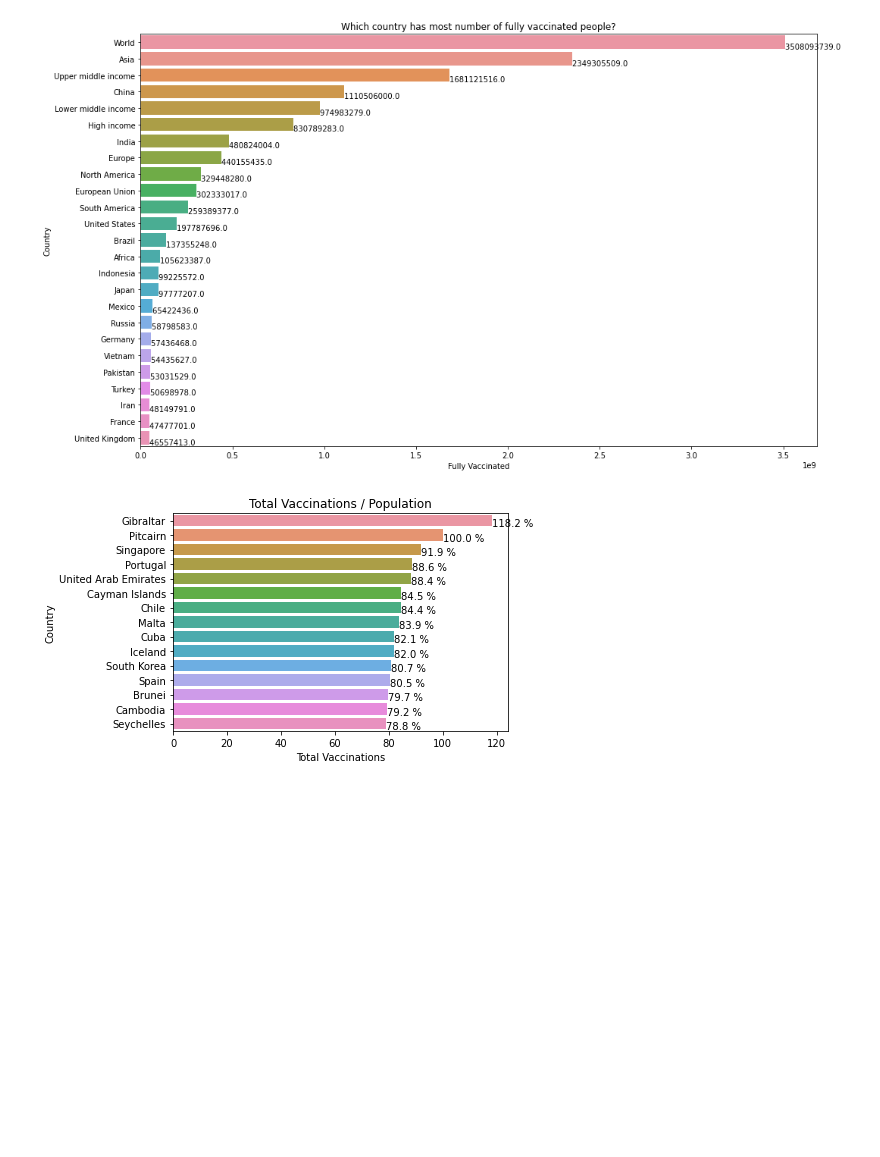
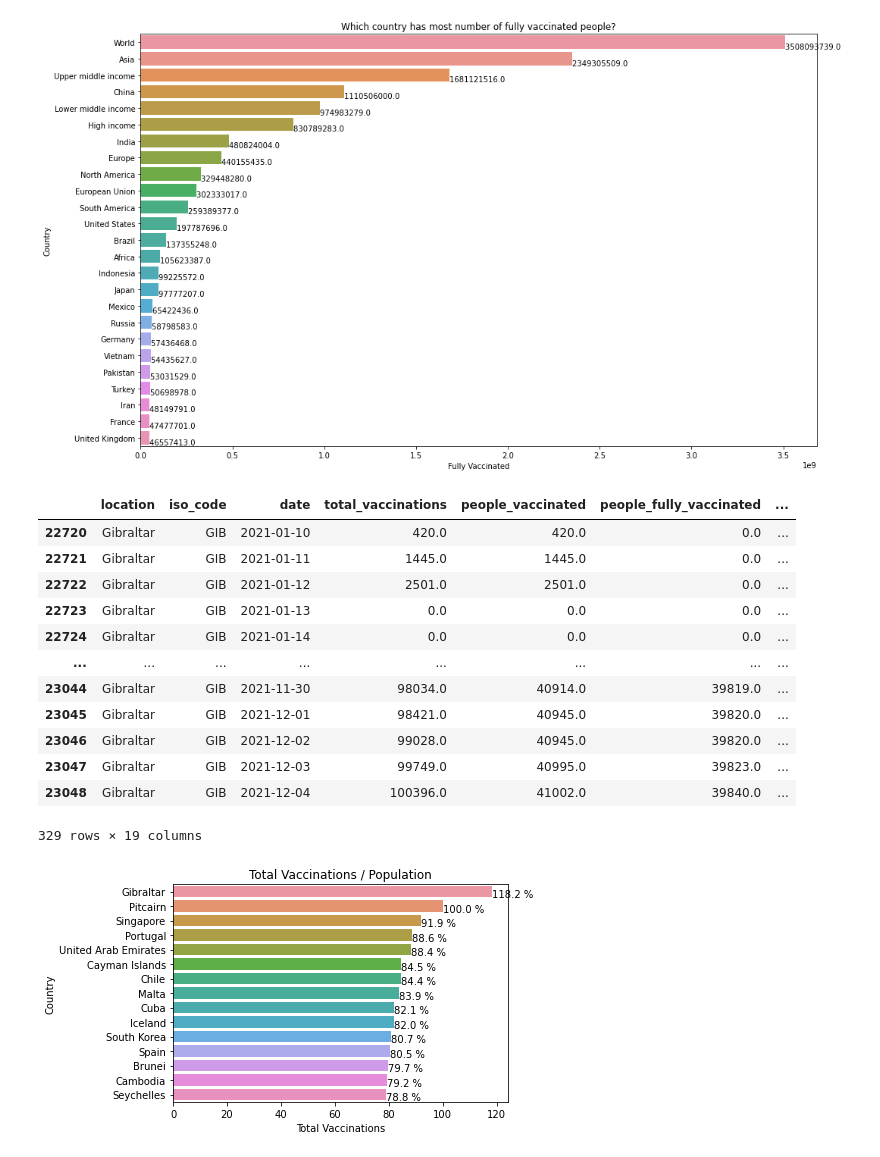
Before and after one commit to augustinexu/2021Fall_finals, a Jupyter notebook: final.ipynb, the cells around one changed output. Drawn from its saved outputs; the diff is of its cells as text; code cells hidden in the pictures; blank space fills up the shorter version.

```diff
--- a/final.ipynb
+++ b/final.ipynb
@@ -283,5 +280,22 @@ for patch in ax.patches:
     plt.text(width + x, height + y, '{:.1f} '.format(width))
 # %% [output]
 [figure]
+# %%
+g_df = df[df['location'] == 'Gibraltar']
+g_df.
+# %% [output]
+|  | location | iso_code | date | total_vaccinations | people_vaccinated | people_fully_vaccinated | ... |
+| 22720 | Gibraltar | GIB | 2021-01-10 | 420.0 | 420.0 | 0.0 | ... |
+| 22721 | Gibraltar | GIB | 2021-01-11 | 1445.0 | 1445.0 | 0.0 | ... |
+| 22722 | Gibraltar | GIB | 2021-01-12 | 2501.0 | 2501.0 | 0.0 | ... |
+| 22723 | Gibraltar | GIB | 2021-01-13 | 0.0 | 0.0 | 0.0 | ... |
+| 22724 | Gibraltar | GIB | 2021-01-14 | 0.0 | 0.0 | 0.0 | ... |
+| ... | ... | ... | ... | ... | ... | ... | ... |
+| 23044 | Gibraltar | GIB | 2021-11-30 | 98034.0 | 40914.0 | 39819.0 | ... |
+| 23045 | Gibraltar | GIB | 2021-12-01 | 98421.0 | 40945.0 | 39820.0 | ... |
+| 23046 | Gibraltar | GIB | 2021-12-02 | 99028.0 | 40945.0 | 39820.0 | ... |
+| 23047 | Gibraltar | GIB | 2021-12-03 | 99749.0 | 40995.0 | 39823.0 | ... |
+| 23048 | Gibraltar | GIB | 2021-12-04 | 100396.0 | 41002.0 | 39840.0 | ... |
+329 rows × 19 columns
 # %%
 # the percentage of people who fully vaccinated in different country
```
Also changed, not shown: parts of 5 cells of this notebook.
